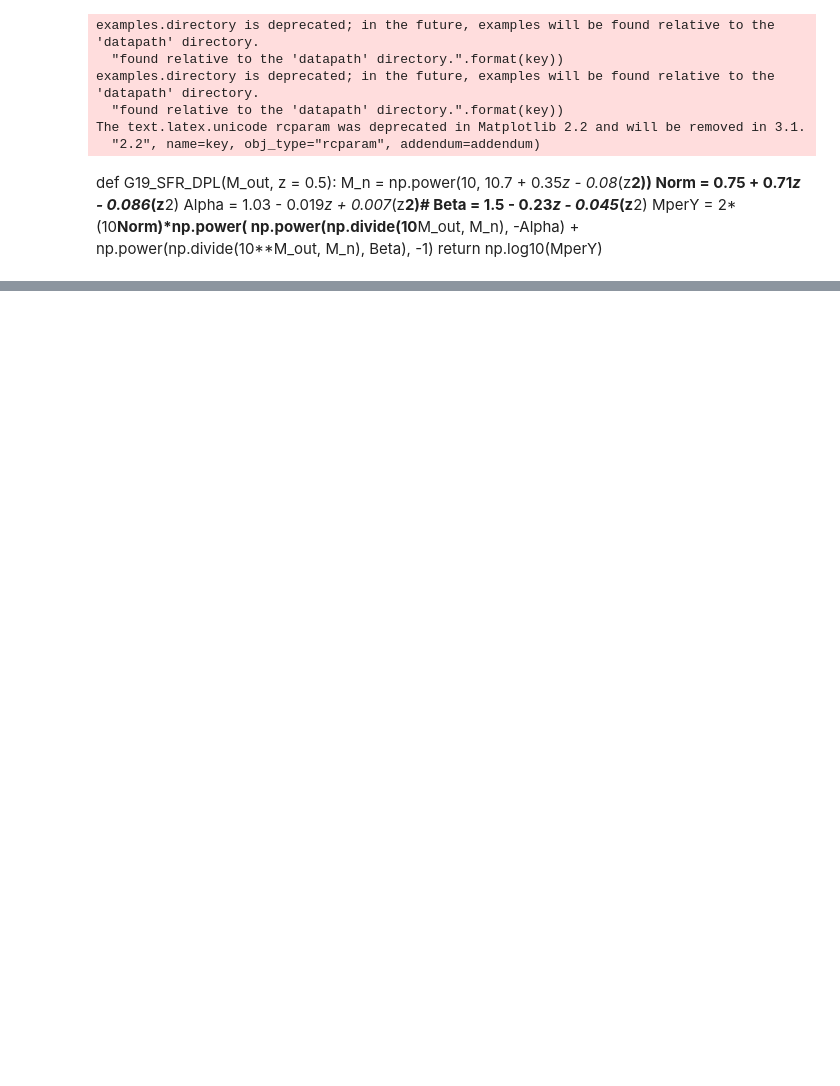
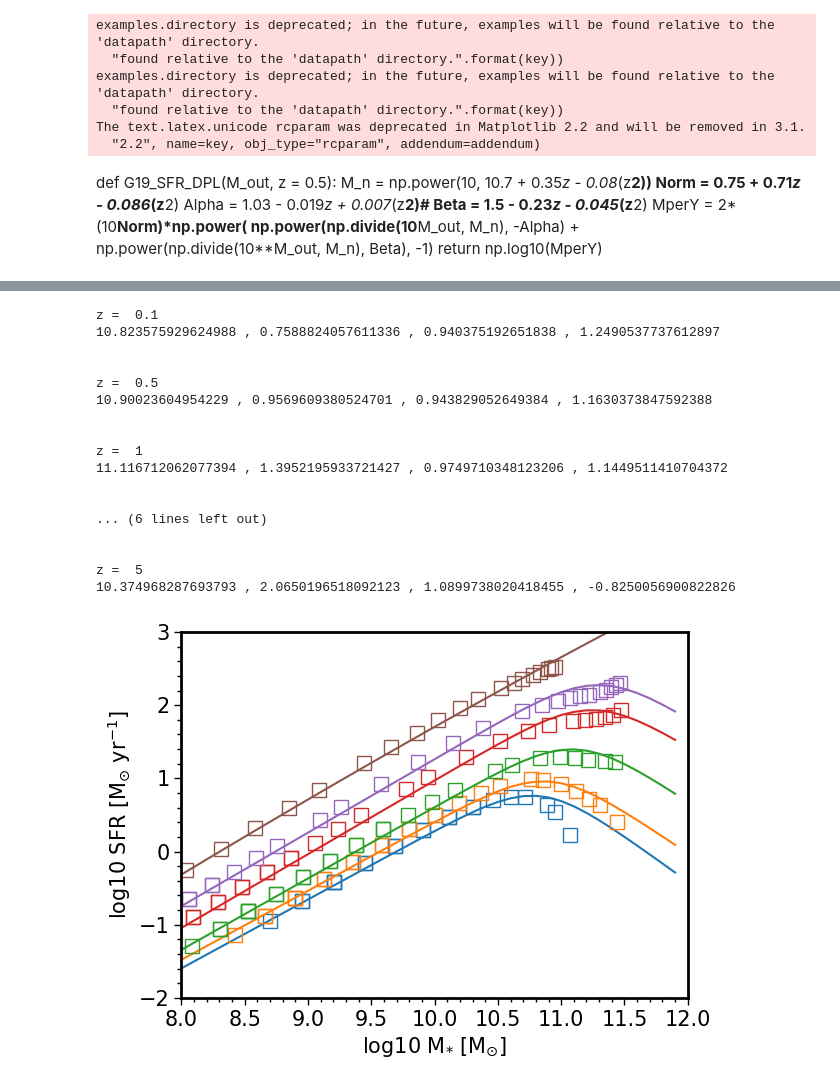
Before and after one commit to PipGrylls/STEEL, a Jupyter notebook: Notebooks/Science/HMT_Continuity.ipynb, the cells around one changed output, grey strips where cells are left out. Cells and saved outputs as stored; diff of their text form; code cells hidden in the pictures; blank space fills up the shorter version.

```diff
--- a/Notebooks/Science/HMT_Continuity.ipynb
+++ b/Notebooks/Science/HMT_Continuity.ipynb
@@ -97,3 +149,56 @@ def T16(SM, z):
+# %%
+for Redshift in [0.1,0.5, 1, 2, 3,5]:#[0.1,0.75, 1.25, 1.75, 2.25]:#
+    colour = next(colourcycler)
+    Mask1 = np.ma.masked_inside(Data_z[0], Redshift-0.1, Redshift+0.1).mask
+    Mean_M = np.log10(np.mean(Data_M[:,Mask1], axis = 1))
+    Mean_SFR = np.log10(np.mean(Data_SFR[:,Mask1], axis = 1))
+    Mean_SFR[Mean_SFR<-1.5] = np.nan
+    Mask0 = np.ma.masked_inside(Mean_M, 8, 11.5).mask
+    MaskNan = np.ma.masked_invalid(Mean_SFR).mask
+    AppMask = Mask0*~MaskNan
+
+    z = Redshift
+    ndim, nwalkers = 4, 40
+    pos = [[10.65 + 0.34*z - 0.079*(z**2), 0.69 + 0.71*z - 0.087*(z**2), 1.0 - 0.022*z + 0.008*(z**2), 1.8 - 0.7*z + 0.035*(z**2)] + 1e-4*np.random.randn(ndim) for i in range(nwalkers)]
+    sampler = emcee.EnsembleSampler(nwalkers, ndim, lnprob, args=(Mean_M[AppMask], Mean_SFR[AppMask]), threads = 20)
+    sampler.run_mcmc(pos, 2000)
+    samples = sampler.chain[:, 100:, :].reshape((-1, ndim))
+    M_n, Norm, Alpha, Beta = map(lambda v: (v[1], v[2]-v[1], v[1]-v[0]),zip(*np.percentile(samples, [16, 50, 84],axis=0)))
+    print("z = ", Redshift)
+    print(M_n[0],",", Norm[0],",", Alpha[0],",", Beta[0])
+    print("\n")
+    Leg1.append(\
+                plt.plot(Mean_M[Mask0], Mean_SFR[Mask0],\
+                "s", label = "z = {}".format(Redshift), color = colour, mfc = None, fillstyle = "none", markersize=10)[0]\
+               )
+    plt.plot(M, DPL_for_Fit(np.arange(7, 12, 0.1), M_n[0], Norm[0], Alpha[0], Beta[0]), "-", color = colour)
+
+
+plt.ylabel("log10 SFR [M$_{\odot}$ yr$^{-1}$]")
+plt.xlabel("log10 M$_{*}$ [M$_{\odot}$]")
+plt.xlim(8, 12)
+plt.ylim(-2, 3)
+plt.tight_layout()
+plt.show()
+# %% [output]
+z =  0.1
+10.823575929624988 , 0.7588824057611336 , 0.940375192651838 , 1.2490537737612897
+
+
+z =  0.5
+10.90023604954229 , 0.9569609380524701 , 0.943829052649384 , 1.1630373847592388
+
+
+z =  1
+11.116712062077394 , 1.3952195933721427 , 0.9749710348123206 , 1.1449511410704372
+
+
+... (6 lines left out)
+
+
+z =  5
+10.374968287693793 , 2.0650196518092123 , 1.0899738020418455 , -0.8250056900822826
+[figure, added]
 # %%
 colours = ["C0", "C1", "C2", "C3", "C4", "C5", "C6", "C7", "C8", "C9", "k"]
 colourcycler = cycle(colours)
```
Also changed, not shown: parts of 13 cells of this notebook, 9 other files.
